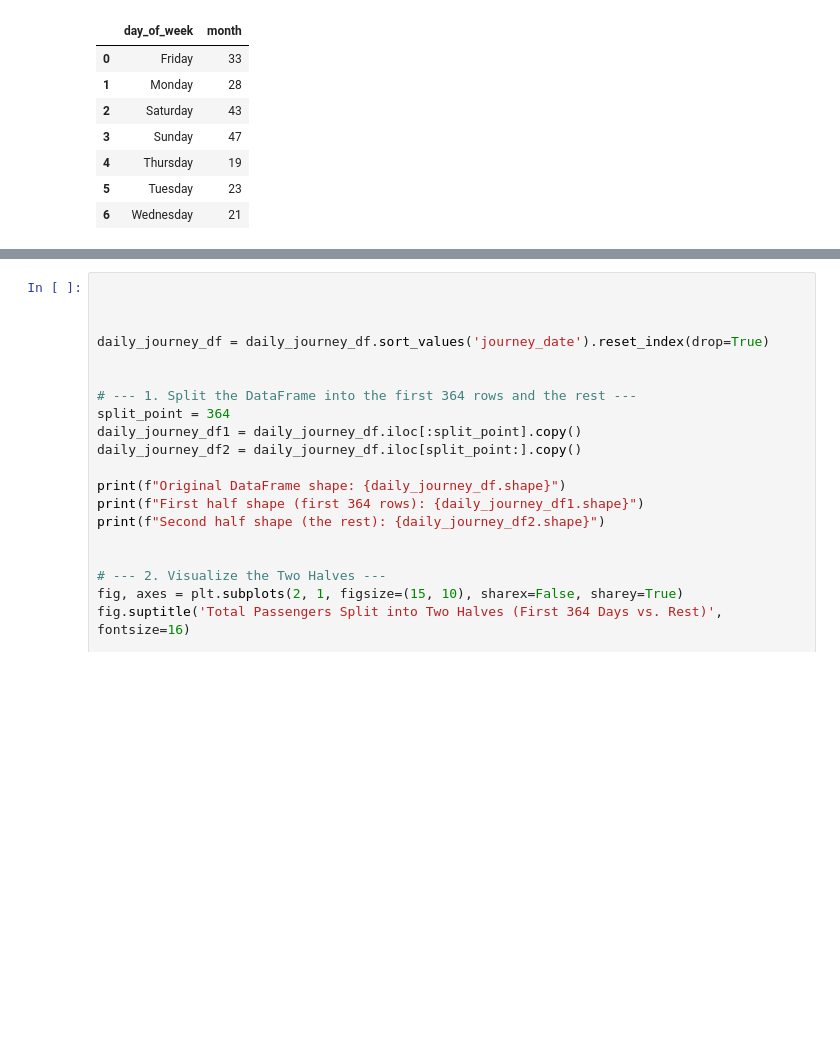
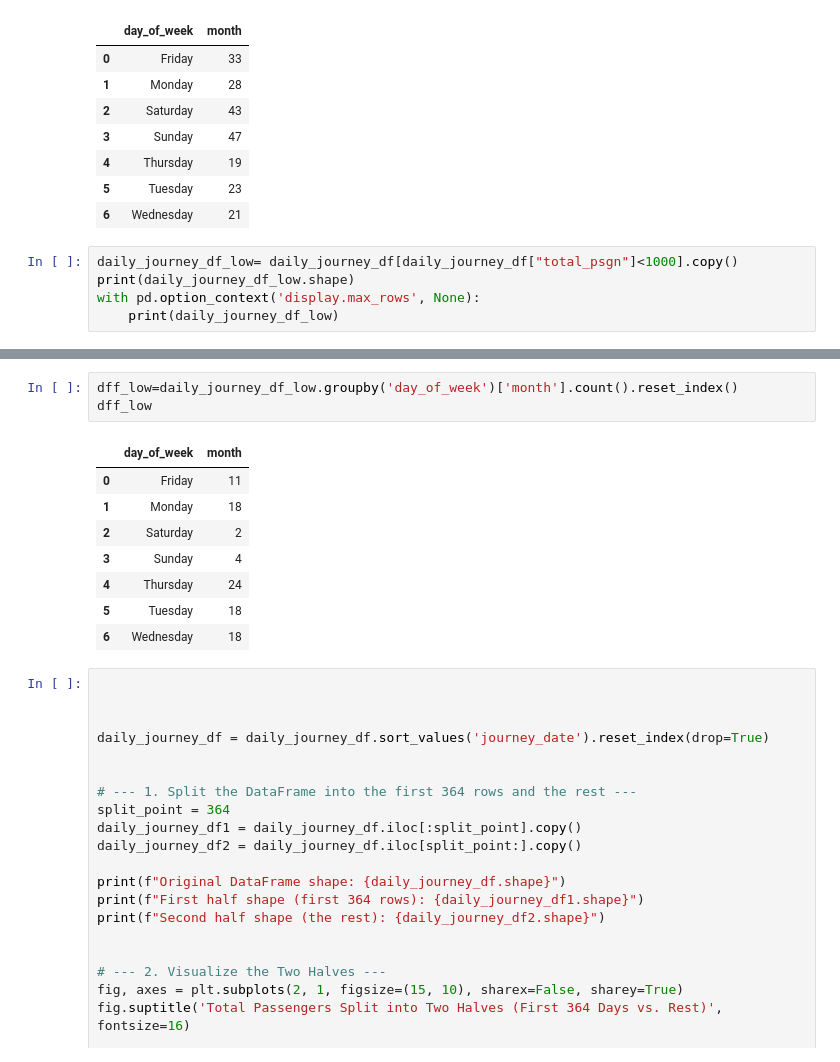
Before and after one commit to yashu1819/DPonTrain, a Jupyter notebook: Analysis/T22222.ipynb, the cells around one changed output, grey strips where cells are left out. Drawn from its saved outputs; the diff is of its cells as text; blank space fills up the shorter version.

```diff
--- a/Analysis/T22222.ipynb
+++ b/Analysis/T22222.ipynb
@@ -493,3 +454,8 @@ dff
 | 4 | Thursday | 19 |
 | 5 | Tuesday | 23 |
 | 6 | Wednesday | 21 |
+# %%
+daily_journey_df_low= daily_journey_df[daily_journey_df["total_psgn"]<1000].copy()
+print(daily_journey_df_low.shape)
+with pd.option_context('display.max_rows', None):
+    print(daily_journey_df_low)
@@ -496,3 +480,15 @@ dff
+# %%
+dff_low=daily_journey_df_low.groupby('day_of_week')['month'].count().reset_index()
+dff_low
+# %% [output]
+|  | day_of_week | month |
+| 0 | Friday | 11 |
+| 1 | Monday | 18 |
+| 2 | Saturday | 2 |
+| 3 | Sunday | 4 |
+| 4 | Thursday | 24 |
+| 5 | Tuesday | 18 |
+| 6 | Wednesday | 18 |
 # %%
 
 
```
Also changed, not shown: parts of 4 cells of this notebook, 1 other file.
